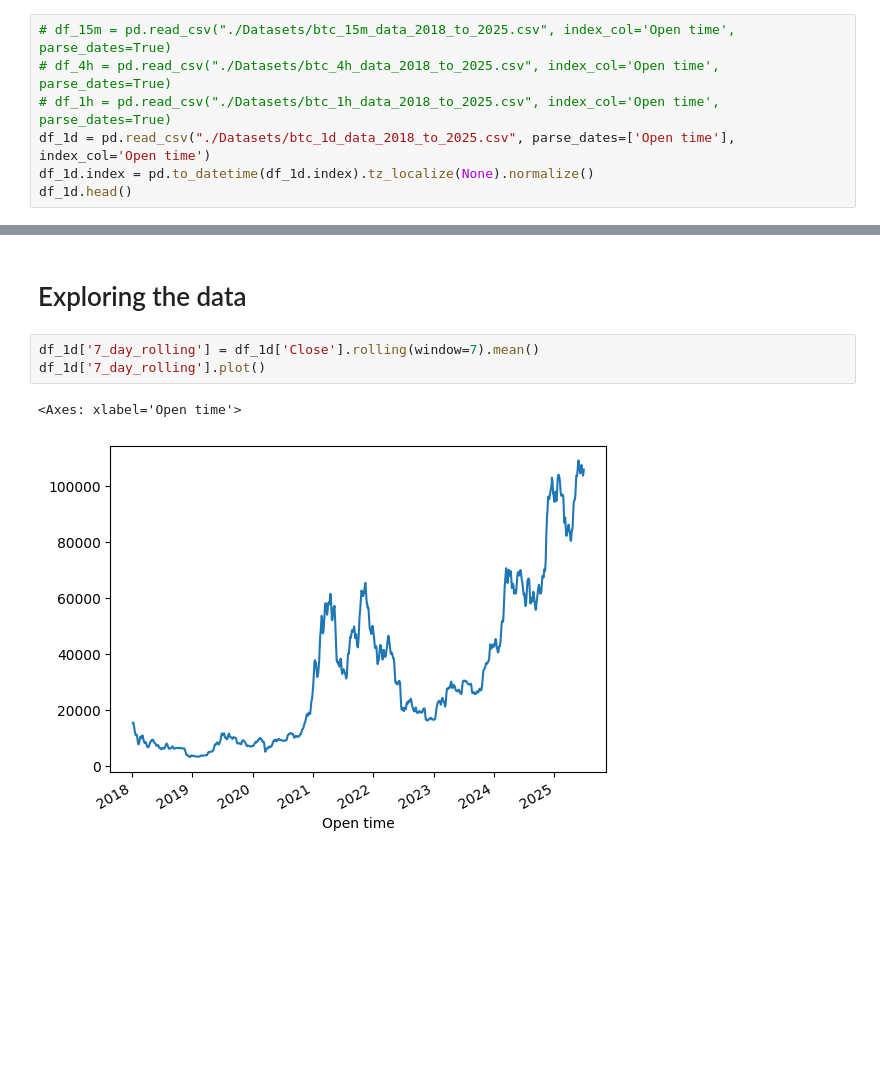
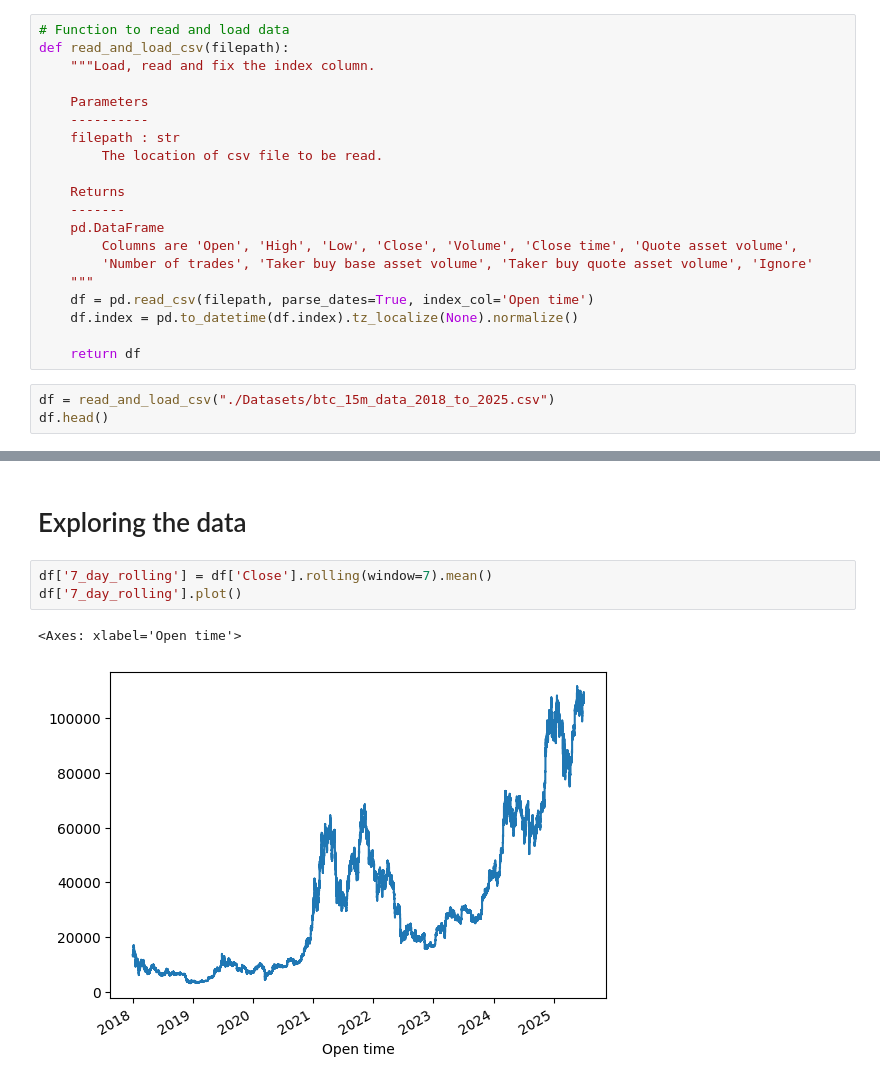
Before and after one commit to john-otienoh/Future_Interns_Projects, a Jupyter notebook: MachineLearningTasks/Task_One/bitcoin_time_series.ipynb, the cells around one changed output, grey strips where cells are left out. Saved outputs shown, nothing was run; the diff lists cells and outputs as text; blank space fills up the shorter version.

Commit message:
Create read_and_load_csv function

```diff
--- a/MachineLearningTasks/Task_One/bitcoin_time_series.ipynb
+++ b/MachineLearningTasks/Task_One/bitcoin_time_series.ipynb
@@ -1,12 +1,28 @@
 # %%
 import pandas as pd
+# %%
+# Function to read and load data
+def read_and_load_csv(filepath):
+    """Load, read and fix the index column.
+
+    Parameters
+    ----------
+    filepath : str
+        The location of csv file to be read.
+
+    Returns
+    -------
+    pd.DataFrame
+        Columns are 'Open', 'High', 'Low', 'Close', 'Volume', 'Close time', 'Quote asset volume',
+        'Number of trades', 'Taker buy base asset volume', 'Taker buy quote asset volume', 'Ignore'
+    """
+    df = pd.read_csv(filepath, parse_dates=True, index_col='Open time')
+    df.index = pd.to_datetime(df.index).tz_localize(None).normalize()
+
+    return df
 # %%
-# df_15m = pd.read_csv("./Datasets/btc_15m_data_2018_to_2025.csv", index_col='Open time', parse_dates=True)
-# df_4h = pd.read_csv("./Datasets/btc_4h_data_2018_to_2025.csv", index_col='Open time', parse_dates=True)
-# df_1h = pd.read_csv("./Datasets/btc_1h_data_2018_to_2025.csv", index_col='Open time', parse_dates=True)
-df_1d = pd.read_csv("./Datasets/btc_1d_data_2018_to_2025.csv", parse_dates=['Open time'], index_col='Open time')
-df_1d.index = pd.to_datetime(df_1d.index).tz_localize(None).normalize()
-df_1d.head()
+df = read_and_load_csv("./Datasets/btc_15m_data_2018_to_2025.csv")
+df.head()
 # %% [output]
 |  | Open | High | Low | Close | Volume | Close time | Quote asset volume | Number of trades | ... |
 | Open time |  |  |  |  |  |  |  |  | ... |
@@ -39,10 +55,10 @@ memory usage: 256.8+ KB
 # %% [markdown]
 # Exploring the data
 # %%
-df_1d['7_day_rolling'] = df_1d['Close'].rolling(window=7).mean()
-df_1d['7_day_rolling'].plot()
+df['7_day_rolling'] = df['Close'].rolling(window=7).mean()
+df['7_day_rolling'].plot()
 # %% [output]
 <Axes: xlabel='Open time'>
-[figure, old version]
+[figure, new version]
 # %%
 # Highest Average Month
```
Also changed, not shown: parts of 4 cells of this notebook.
